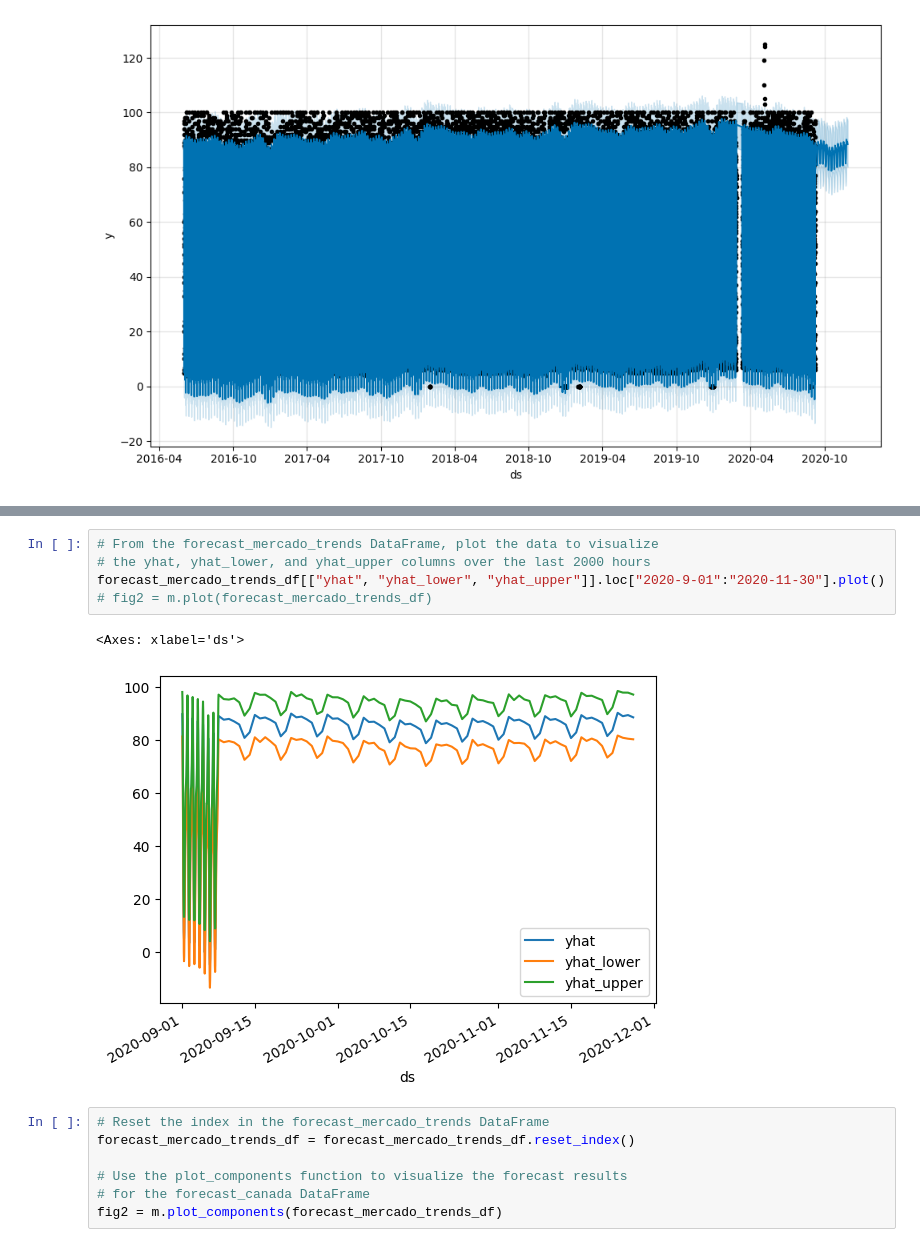
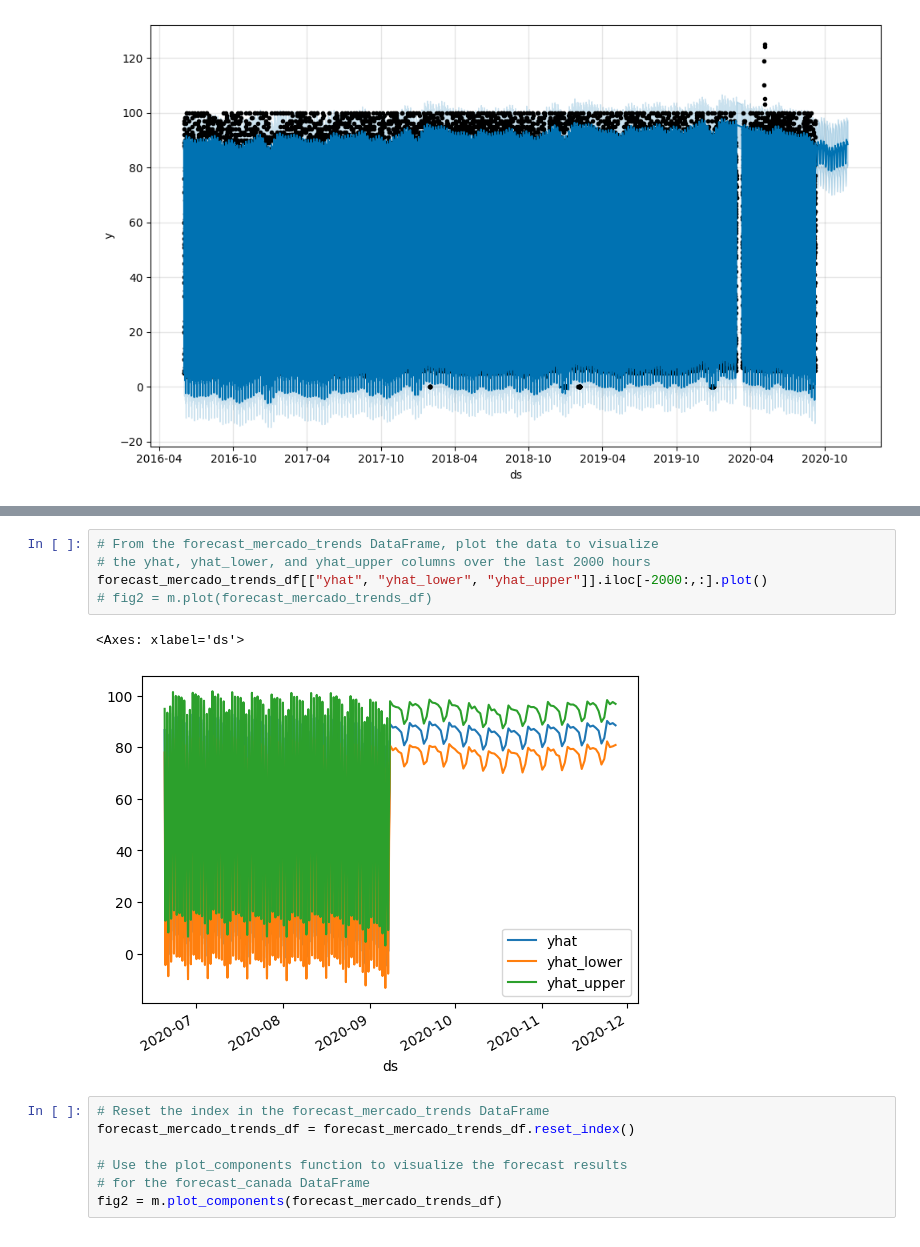
Before and after one commit to skfotedar/prophet-challenge, a Jupyter notebook: forecasting_net_prophet.ipynb, the cells around one changed output, grey strips where cells are left out. Drawn from its saved outputs; the diff is of its cells as text.

```diff
--- a/forecasting_net_prophet.ipynb
+++ b/forecasting_net_prophet.ipynb
@@ -452,11 +452,11 @@ forecast_mercado_trends_df[['yhat', 'yhat_lower', 'yhat_upper']]
 # %%
 # From the forecast_mercado_trends DataFrame, plot the data to visualize
 # the yhat, yhat_lower, and yhat_upper columns over the last 2000 hours
-forecast_mercado_trends_df[["yhat", "yhat_lower", "yhat_upper"]].loc["2020-9-01":"2020-11-30"].plot()
+forecast_mercado_trends_df[["yhat", "yhat_lower", "yhat_upper"]].iloc[-2000:,:].plot()
 # fig2 = m.plot(forecast_mercado_trends_df)
 # %% [output]
 <Axes: xlabel='ds'>
-[figure, old version]
+[figure, new version]
 # %%
 # Reset the index in the forecast_mercado_trends DataFrame
 forecast_mercado_trends_df = forecast_mercado_trends_df.reset_index()
```
Also changed, not shown: parts of 4 cells of this notebook, 1 other file.
